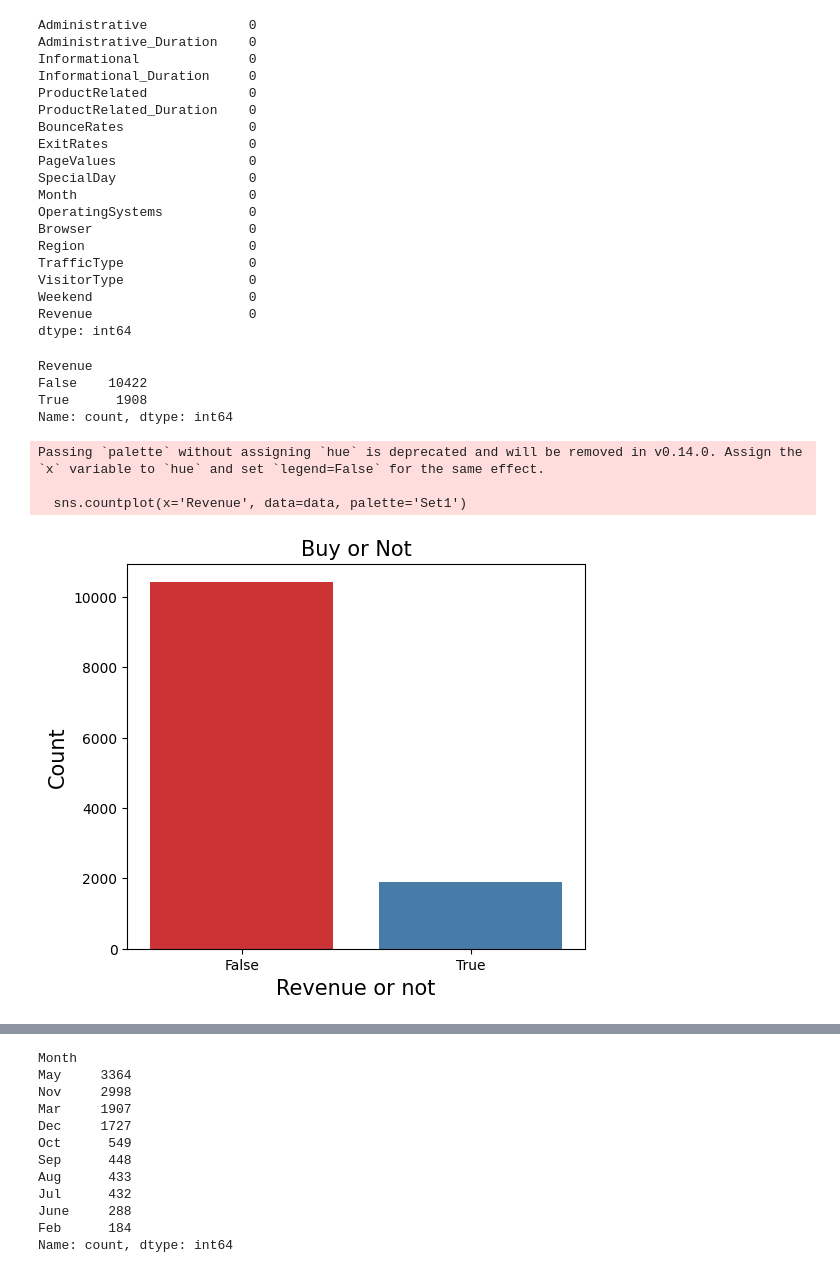
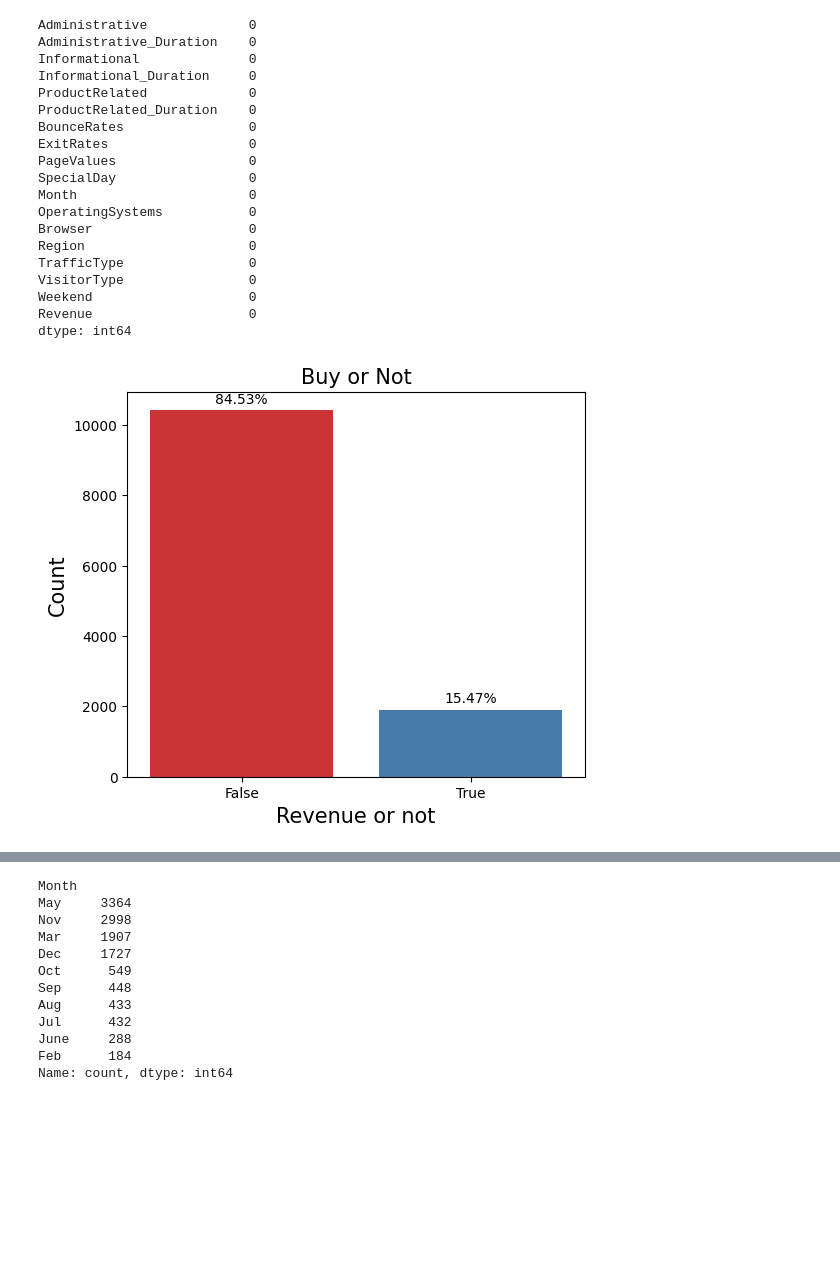
Before and after one commit to Pilestin/ogu-master-s2, a Jupyter notebook: Data Analysis and Statistics/denemeler.ipynb, the cells around one changed output, grey strips where cells are left out. Cells and saved outputs as stored; diff of their text form; code cells hidden in the pictures; blank space fills up the shorter version.

Commit message:
data anal added

```diff
--- a/Data Analysis and Statistics/denemeler.ipynb
+++ b/Data Analysis and Statistics/denemeler.ipynb
@@ -96,24 +113,25 @@ VisitorType                0
 Weekend                    0
 Revenue                    0
 dtype: int64
-# %%
-data['Revenue'].value_counts()
-# %% [output]
-Revenue
-False    10422
-True      1908
-Name: count, dtype: int64
-# %%
-plt.rcParams['figure.figsize'] = (13, 5)
-
-plt.subplot(1, 2, 1)
-sns.countplot(x='Revenue', data=data, palette='Set1')
-plt.title('Buy or Not', fontsize=15)
-plt.xlabel('Revenue or not', fontsize=15)
-plt.ylabel('Count', fontsize=15)
-plt.show()
-# %% [output]
-Passing `palette` without assigning `hue` is deprecated and will be removed in v0.14.0. Assign the `x` variable to `hue` and set `legend=False` for the same effect.
-
-  sns.countplot(x='Revenue', data=data, palette='Set1')
-[figure, removed]
+# %%
+plt.rcParams['figure.figsize'] = (13, 5)
+
+plt.subplot(1, 2, 1)
+ax = sns.countplot(x='Revenue', hue='Revenue', data=data, palette='Set1', legend=False)
+
+total = len(data)
+
+for p in ax.patches:
+    count = p.get_height()
+    percentage = 100 * count / total
+    ax.annotate(f'{percentage:.2f}%',
+                (p.get_x() + p.get_width()/2., p.get_height()),
+                ha='center', va='center', xytext=(0, 8), textcoords='offset points')
+
+plt.title('Buy or Not', fontsize=15)
+plt.xlabel('Revenue or not', fontsize=15)
+plt.ylabel('Count', fontsize=15)
+
+plt.show()
+# %% [output]
+[figure, added]
```
Also changed, not shown: parts of 164 cells of this notebook.
